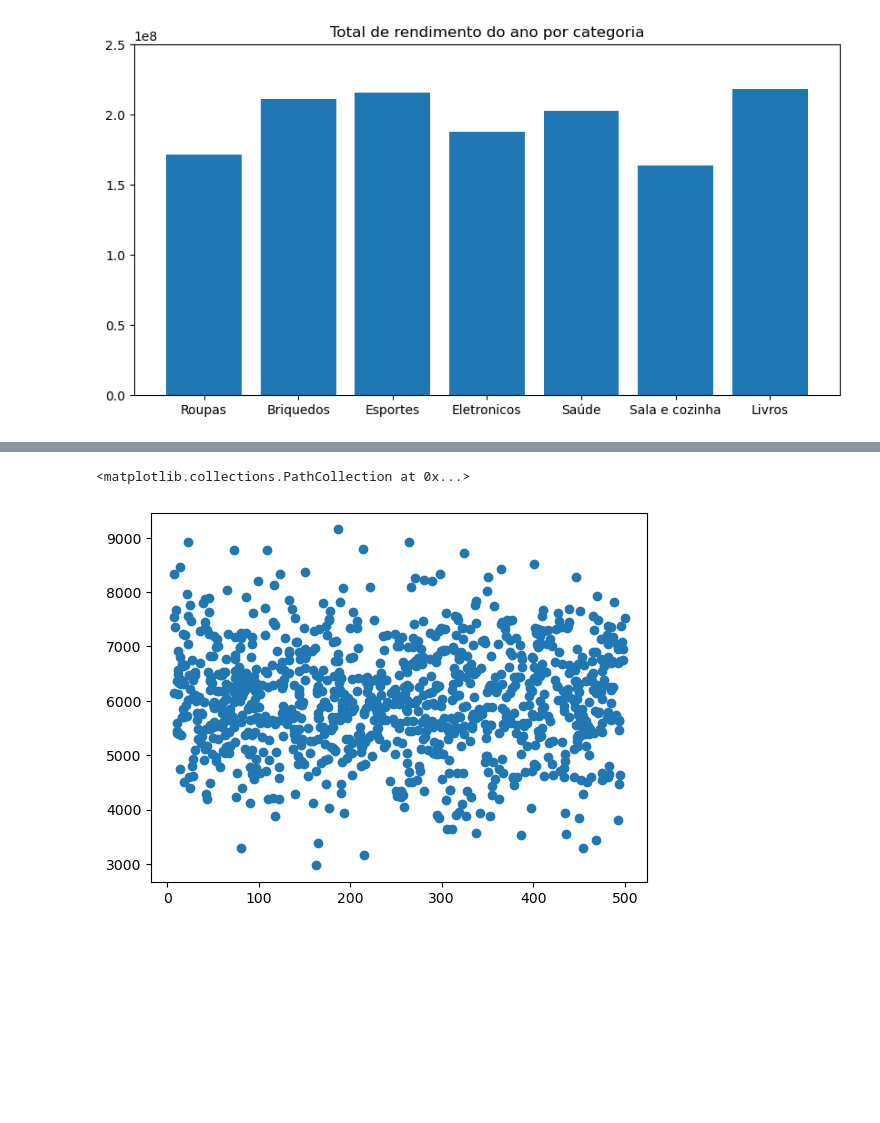
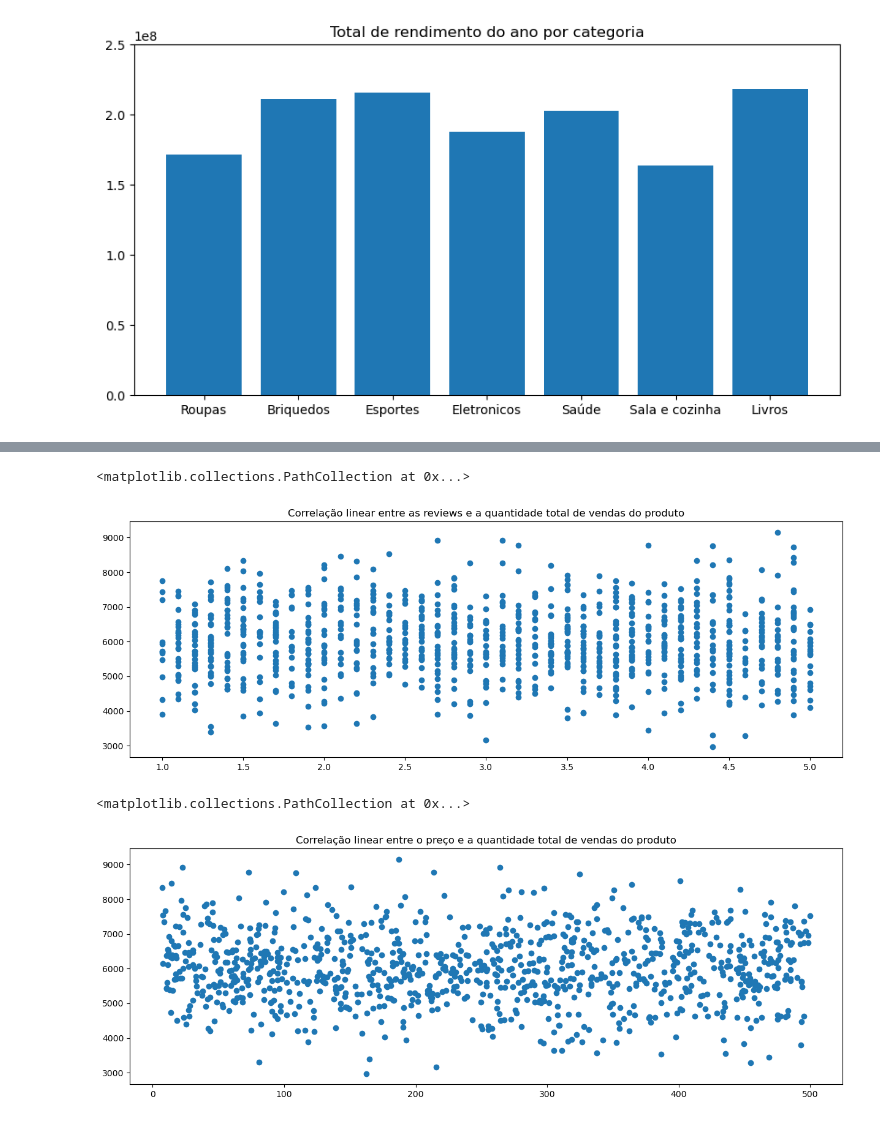
Before and after one commit to CesarMancioSilva/ecommerce_analysis, a Jupyter notebook: ecommerce.ipynb, the cells around one changed output, grey strips where cells are left out. Cells and saved outputs as stored; diff of their text form; code cells hidden in the pictures; blank space fills up the shorter version.

```diff
--- a/ecommerce.ipynb
+++ b/ecommerce.ipynb
@@ -105,5 +100,15 @@ plt.scatter(sales['Review'],sales['Review_qtd'])
-# %%
-plt.scatter(sales['Preço'],sales['Total vendas'])
-# %% [output]
-<matplotlib.collections.PathCollection at 0x...>
-[figure, removed]
+# %%
+plt.figure(figsize=(15,5))
+plt.title("Correlação linear entre as reviews e a quantidade total de vendas do produto")
+
+plt.scatter(sales['Review'],sales['Total vendas'])
+# %% [output]
+<matplotlib.collections.PathCollection at 0x...>
+[figure, added]
+# %%
+plt.figure(figsize=(15,5))
+plt.title('Correlação linear entre o preço e a quantidade total de vendas do produto')
+plt.scatter(sales['Preço'],sales['Total vendas'])
+# %% [output]
+<matplotlib.collections.PathCollection at 0x...>
+[figure, added]
```
Also changed, not shown: parts of 1 cell of this notebook.
